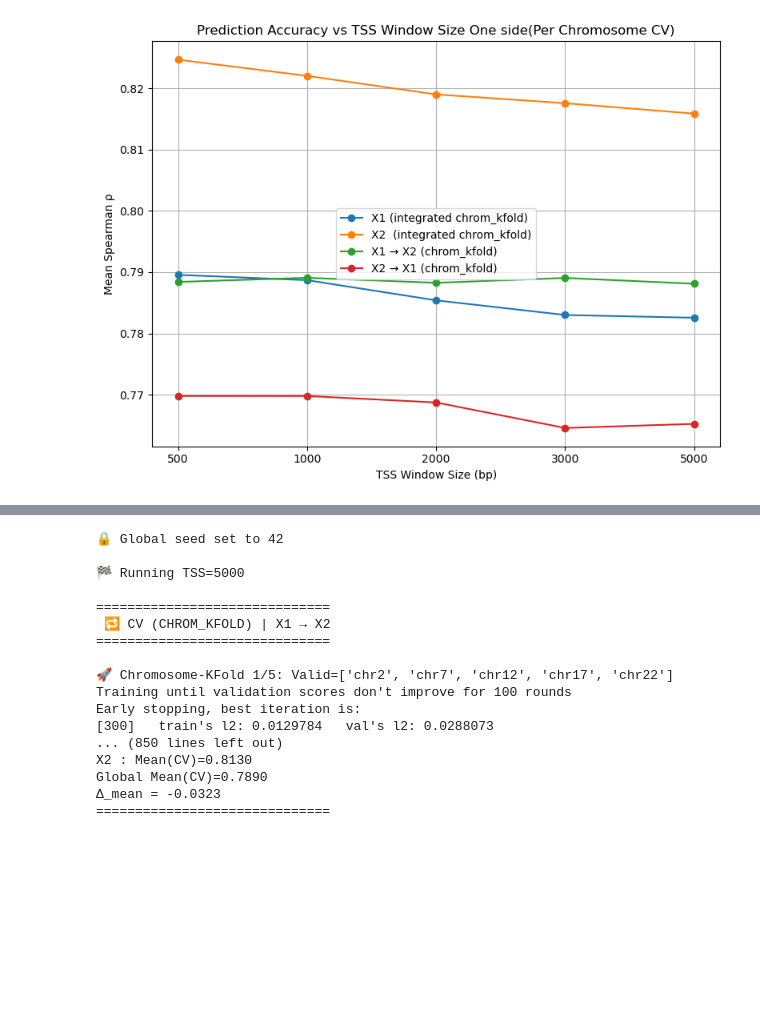
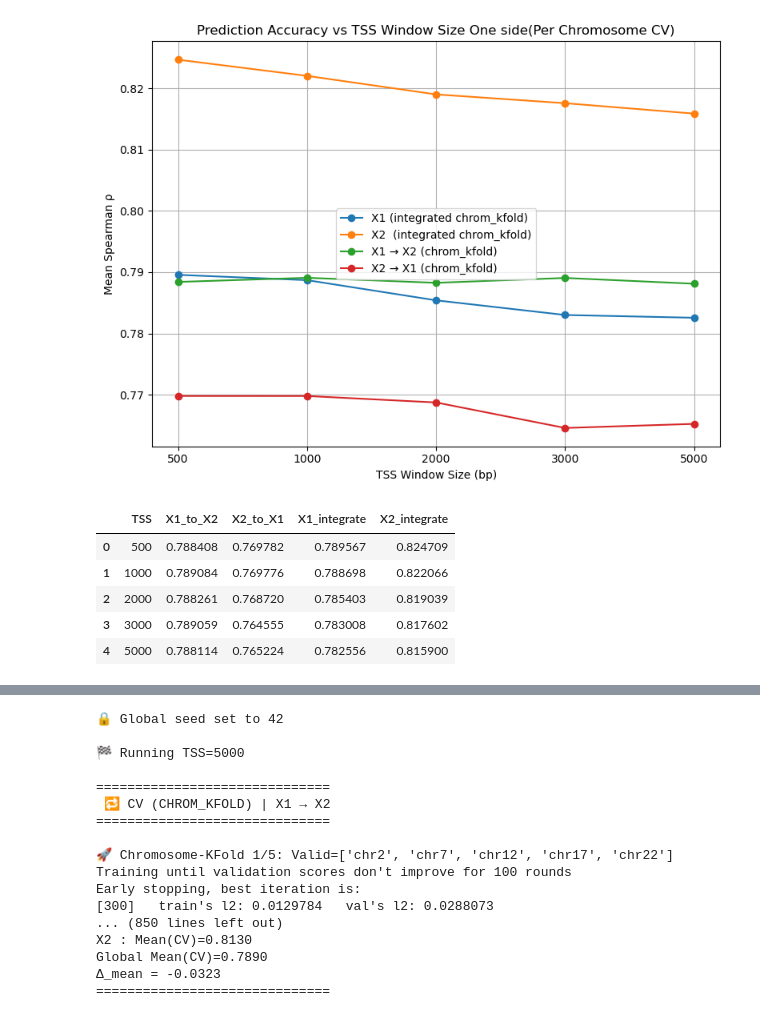
Before and after one commit to Dewey-Wang/Gene-expression-prediction, a Jupyter notebook: Full step - reference/3. compare different tss dis.ipynb, the cells around one changed output, grey strips where cells are left out. Drawn from its saved outputs; the diff is of its cells as text; code cells hidden in the pictures; blank space fills up the shorter version.

```diff
--- a/Full step - reference/3. compare different tss dis.ipynb
+++ b/Full step - reference/3. compare different tss dis.ipynb
@@ -338,3 +338,12 @@ Global Mean(CV)=0.7907
 Δ_mean = -0.0333
 ==============================
 [figure]
+# %%
+results_summary_new_df
+# %% [output]
+|  | TSS | X1_to_X2 | X2_to_X1 | X1_integrate | X2_integrate |
+| 0 | 500 | 0.788408 | 0.769782 | 0.789567 | 0.824709 |
+| 1 | 1000 | 0.789084 | 0.769776 | 0.788698 | 0.822066 |
+| 2 | 2000 | 0.788261 | 0.768720 | 0.785403 | 0.819039 |
+| 3 | 3000 | 0.789059 | 0.764555 | 0.783008 | 0.817602 |
+| 4 | 5000 | 0.788114 | 0.765224 | 0.782556 | 0.815900 |
```
Also changed, not shown: parts of 3 cells of this notebook, 13 other files.
